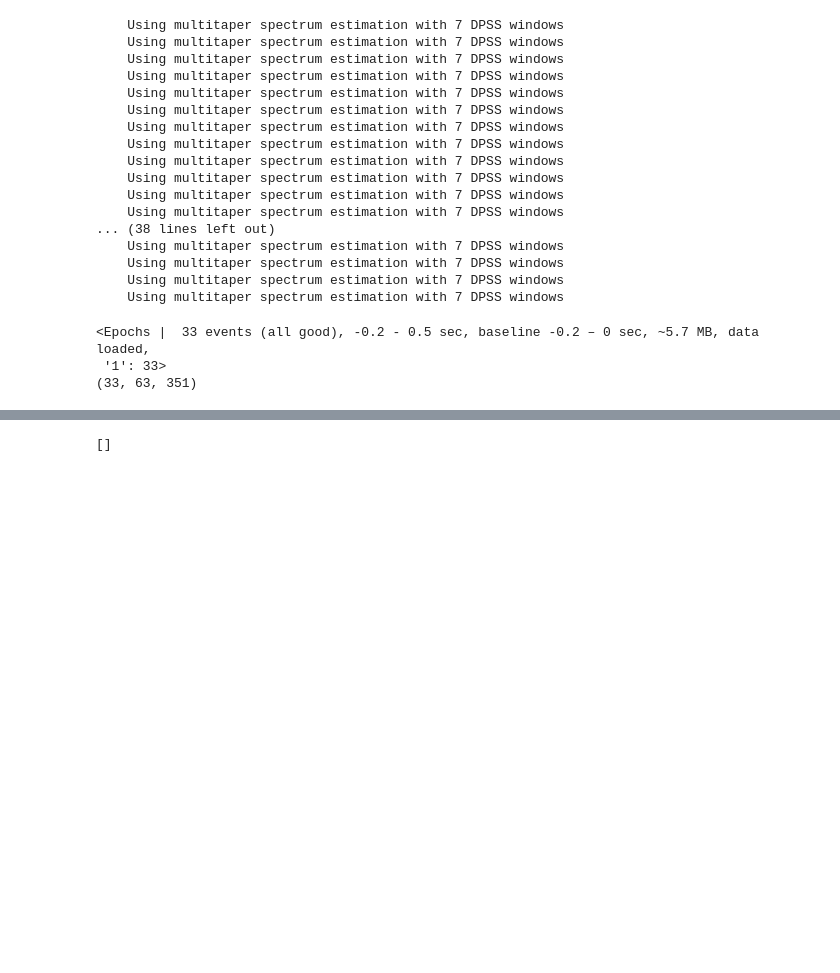
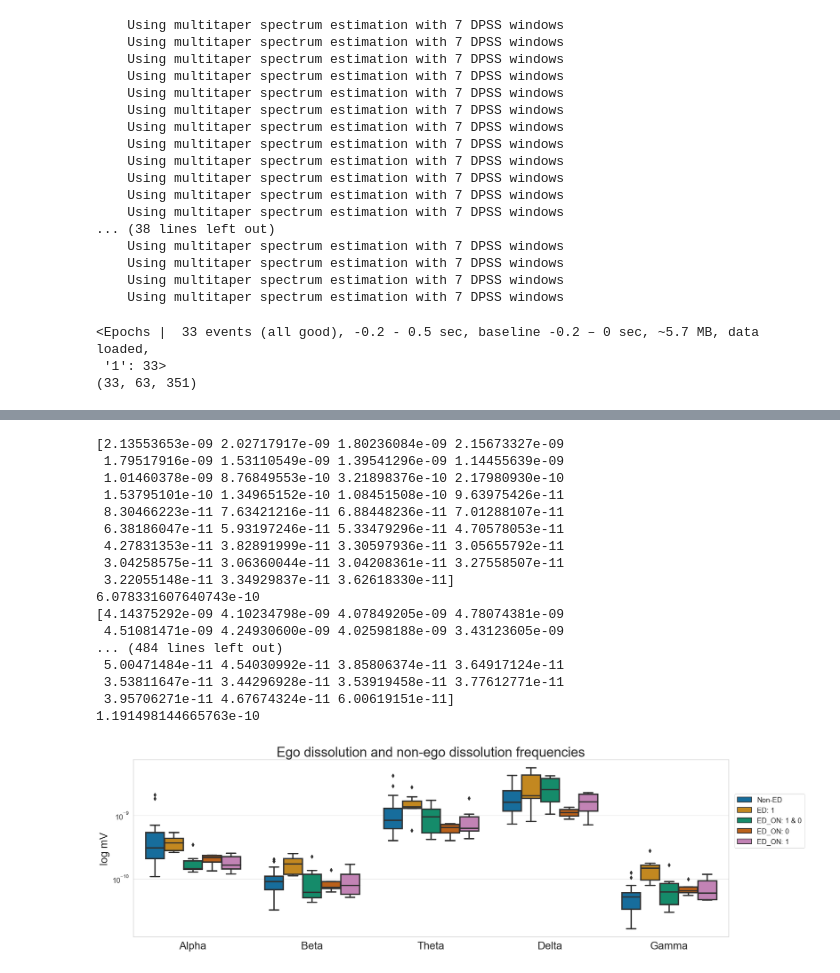
Before and after one commit to AndrlmMass/Ketamine-project, a Jupyter notebook: DataAnalysis/EEG_analysis/MainAnal/SpectrumAnalyses.ipynb, the cells around one changed output, grey strips where cells are left out. Cells and saved outputs as stored; diff of their text form; code cells hidden in the pictures; blank space fills up the shorter version.

```diff
--- a/DataAnalysis/EEG_analysis/MainAnal/SpectrumAnalyses.ipynb
+++ b/DataAnalysis/EEG_analysis/MainAnal/SpectrumAnalyses.ipynb
@@ -298,4 +237,61 @@ print(df)
-# %%
-print(psdss['ON: 0'])
-# %% [output]
-[]
+# %%
+####Create boxplot of ED and non-ED####
+
+#Convert all the frequencies to alpha, beta, theta, delta and gamma
+#Alpha: 8-12 Hz
+#Beta: 13-30 Hz
+#Theta: 4-7 Hz
+#Delta: 1-3 Hz
+#Gamma: 31-50 Hz
+
+
+#Create a dictionary with the frequencies
+freqs = {'Alpha':{'Non-ED':[], 'ED: 1':[], 'ED_ON: 1 & 0':[], 'ED_ON: 0':[], 'ED_ON: 1':[]},'Beta':{'Non-ED':[], 'ED: 1':[], 'ED_ON: 1 & 0':[], 'ED_ON: 0':[], 'ED_ON: 1':[]},'Theta':{'Non-ED':[], 'ED: 1':[], 'ED_ON: 1 & 0':[], 'ED_ON: 0':[], 'ED_ON: 1':[]},'Delta':{'Non-ED':[], 'ED: 1':[], 'ED_ON: 1 & 0':[], 'ED_ON: 0':[], 'ED_ON: 1':[]},'Gamma':{'Non-ED':[], 'ED: 1':[], 'ED_ON: 1 & 0':[], 'ED_ON: 0':[], 'ED_ON: 1':[]}}
+for cond in psdss.keys():
+    for psd in psdss[cond]:
+        print(psd)
+        print(np.mean(psd[8:12],axis=0))
+        freqs['Alpha'][cond].append(np.mean(psd[8:12],axis=0))
+        freqs['Beta'][cond].append(np.mean(psd[13:30],axis=0))
+        freqs['Theta'][cond].append(np.mean(psd[4:7],axis=0))
+        freqs['Delta'][cond].append(np.mean(psd[1:3],axis=0))
+        freqs['Gamma'][cond].append(np.mean(psd[31:50],axis=0))
+
+# Convert the dictionary to a long-form dataframe
+df = pd.DataFrame([(k1, k2, x) for k1,v1 in freqs.items() for k2,v2 in v1.items() for x in v2], columns=['Frequency', 'Condition', 'Value'])
+# Create a grouped boxplot
+sns.boxplot(x='Frequency', y='Value', hue='Condition', data=df, palette="colorblind")
+# Get the current axis object
+ax = plt.gca()
+# Set the size of minor x-axis ticks
+ax.tick_params(axis='x', which='major', labelsize=20)
+plt.xlabel(None)
+plt.yscale('log')
+plt.ylabel('log mV', size=20)
+plt.legend(loc=(1.01, 0.5))
+plt.title('Ego dissolution and non-ego dissolution frequencies', size=25)
+# Resize the figure to a specific size
+plt.gcf().set_size_inches(20, 6)
+#Save the plot to a file
+plt.savefig('M:\\pc\\Dokumenter\\GitHub\\Ketamine-project\\DataAnalysis\\EEG_analysis\\MainAnal\\SpectrumAnal\\psd_ed_comparison_boxplot.png',dpi=300)
+# Show the plot
+plt.show()
+# %% [output]
+[2.13553653e-09 2.02717917e-09 1.80236084e-09 2.15673327e-09
+ 1.79517916e-09 1.53110549e-09 1.39541296e-09 1.14455639e-09
+ 1.01460378e-09 8.76849553e-10 3.21898376e-10 2.17980930e-10
+ 1.53795101e-10 1.34965152e-10 1.08451508e-10 9.63975426e-11
+ 8.30466223e-11 7.63421216e-11 6.88448236e-11 7.01288107e-11
+ 6.38186047e-11 5.93197246e-11 5.33479296e-11 4.70578053e-11
+ 4.27831353e-11 3.82891999e-11 3.30597936e-11 3.05655792e-11
+ 3.04258575e-11 3.06360044e-11 3.04208361e-11 3.27558507e-11
+ 3.22055148e-11 3.34929837e-11 3.62618330e-11]
+6.078331607640743e-10
+[4.14375292e-09 4.10234798e-09 4.07849205e-09 4.78074381e-09
+ 4.51081471e-09 4.24930600e-09 4.02598188e-09 3.43123605e-09
+... (484 lines left out)
+ 5.00471484e-11 4.54030992e-11 3.85806374e-11 3.64917124e-11
+ 3.53811647e-11 3.44296928e-11 3.53919458e-11 3.77612771e-11
+ 3.95706271e-11 4.67674324e-11 6.00619151e-11]
+1.191498144665763e-10
+[figure, added]
```
Also changed, not shown: parts of 12 cells of this notebook.
